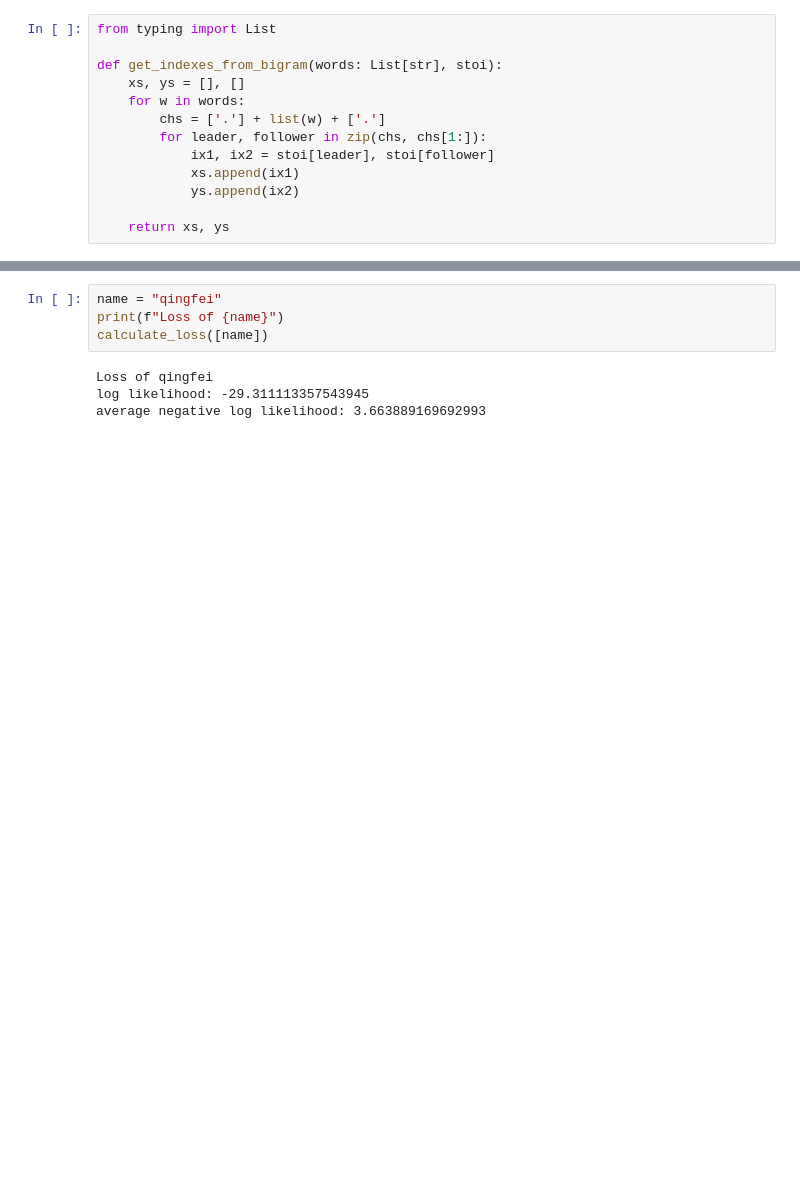
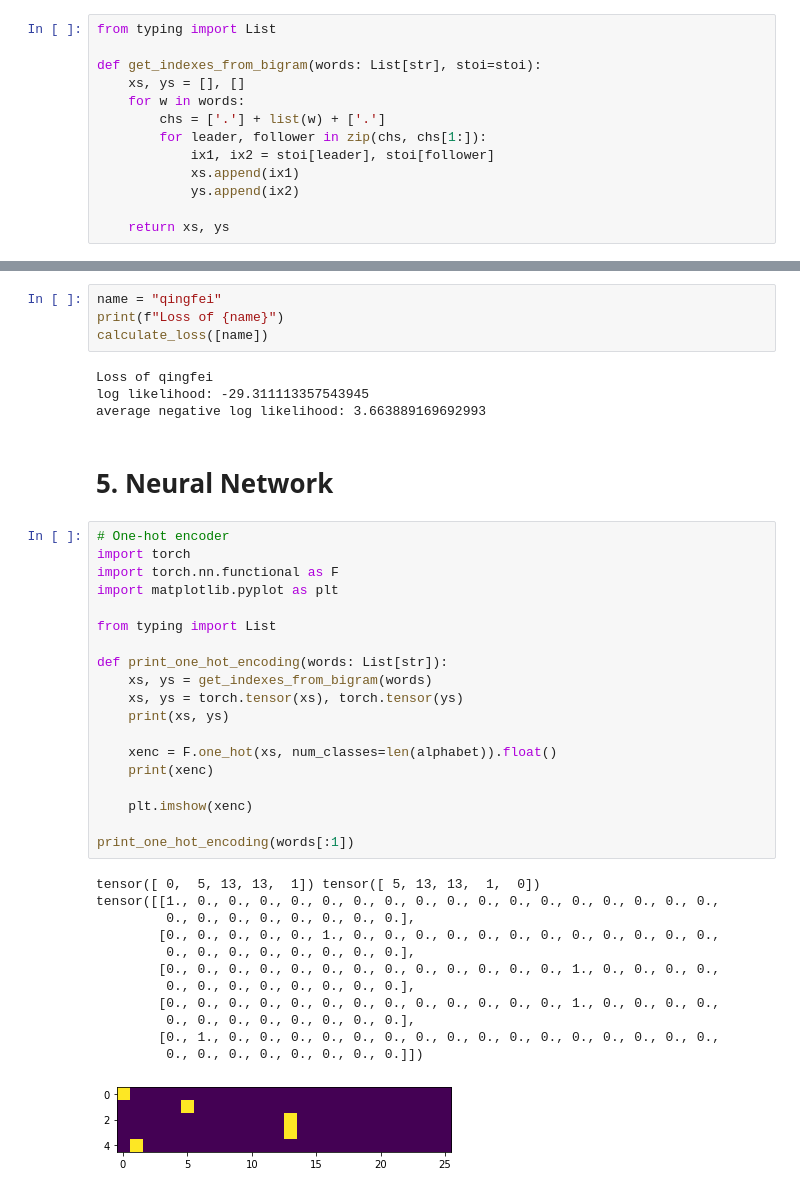
Before and after one commit to YhgzXxfz/karpathy_makemore, a Jupyter notebook: 1_build_makemore_yay.ipynb, the cells around one changed output, grey strips where cells are left out. Saved outputs shown, nothing was run; the diff lists cells and outputs as text; blank space fills up the shorter version.

Commit message:
feat(bigram): illustrate one-hot encoding

```diff
--- a/1_build_makemore_yay.ipynb
+++ b/1_build_makemore_yay.ipynb
@@ -231,7 +231,7 @@ egushl.
 # %%
 from typing import List
 
-def get_indexes_from_bigram(words: List[str], stoi):
+def get_indexes_from_bigram(words: List[str], stoi=stoi):
     xs, ys = [], []
     for w in words:
         chs = ['.'] + list(w) + ['.']
@@ -321,3 +321,37 @@ calculate_loss([name])
 Loss of qingfei
 log likelihood: -29.311113357543945
 average negative log likelihood: 3.663889169692993
+# %% [markdown]
+# 5. Neural Network
+# %%
+# One-hot encoder
+import torch
+import torch.nn.functional as F
+import matplotlib.pyplot as plt
+
+from typing import List
+
+def print_one_hot_encoding(words: List[str]):
+    xs, ys = get_indexes_from_bigram(words)
+    xs, ys = torch.tensor(xs), torch.tensor(ys)
+    print(xs, ys)
+
+    xenc = F.one_hot(xs, num_classes=len(alphabet)).float()
+    print(xenc)
+
+    plt.imshow(xenc)
+
+print_one_hot_encoding(words[:1])
+# %% [output]
+tensor([ 0,  5, 13, 13,  1]) tensor([ 5, 13, 13,  1,  0])
+tensor([[1., 0., 0., 0., 0., 0., 0., 0., 0., 0., 0., 0., 0., 0., 0., 0., 0., 0.,
+         0., 0., 0., 0., 0., 0., 0., 0.],
+        [0., 0., 0., 0., 0., 1., 0., 0., 0., 0., 0., 0., 0., 0., 0., 0., 0., 0.,
+         0., 0., 0., 0., 0., 0., 0., 0.],
+        [0., 0., 0., 0., 0., 0., 0., 0., 0., 0., 0., 0., 0., 1., 0., 0., 0., 0.,
+         0., 0., 0., 0., 0., 0., 0., 0.],
+        [0., 0., 0., 0., 0., 0., 0., 0., 0., 0., 0., 0., 0., 1., 0., 0., 0., 0.,
+         0., 0., 0., 0., 0., 0., 0., 0.],
+        [0., 1., 0., 0., 0., 0., 0., 0., 0., 0., 0., 0., 0., 0., 0., 0., 0., 0.,
+         0., 0., 0., 0., 0., 0., 0., 0.]])
+[figure, added]
```
